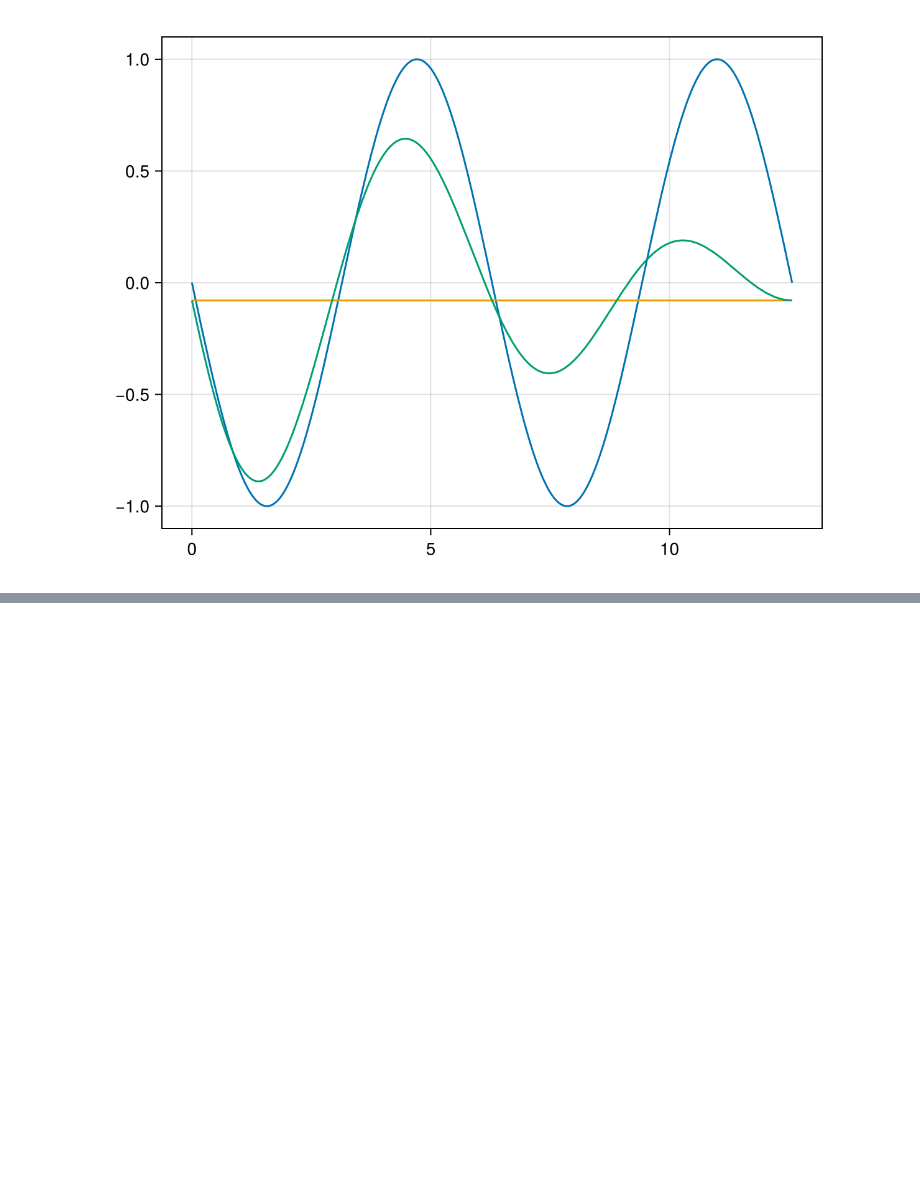
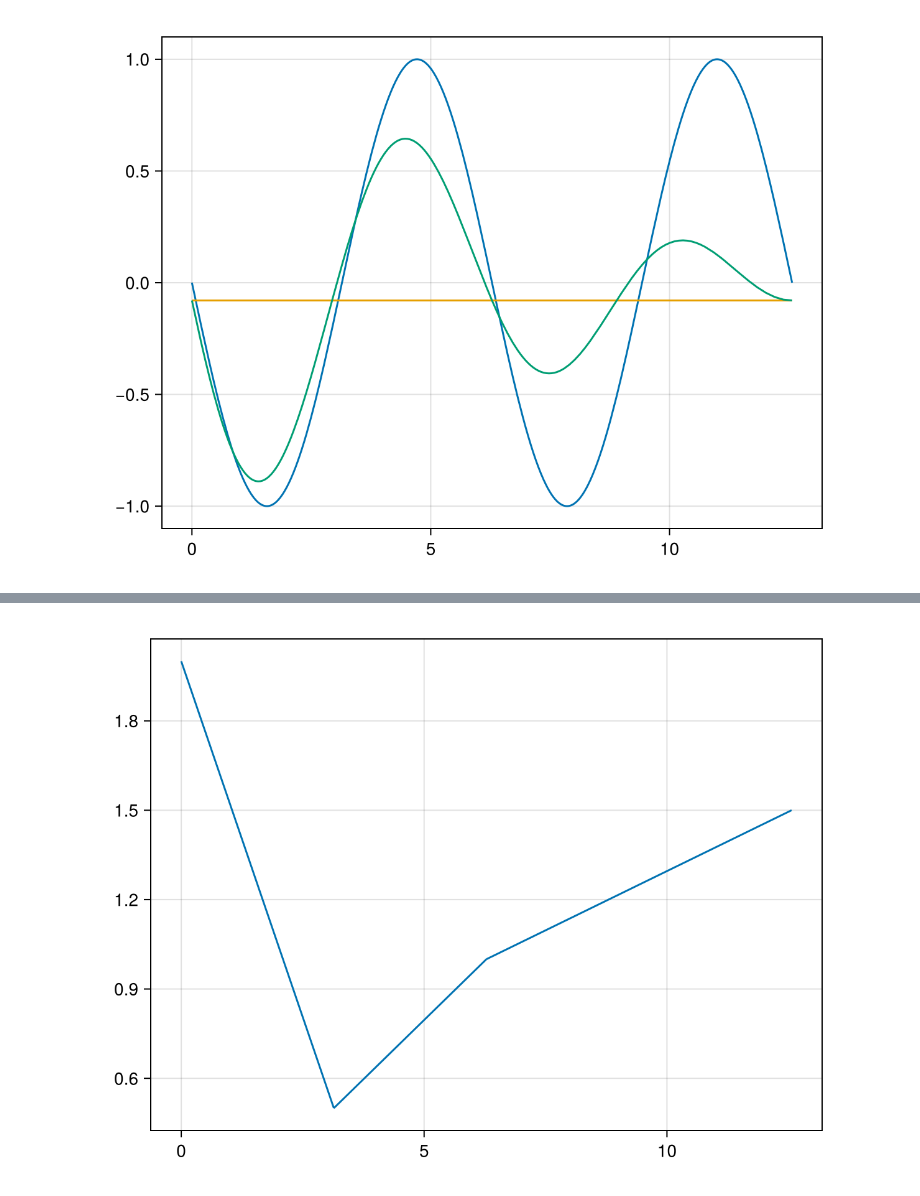
Before and after one commit to matthiasbaitsch/numPDE, a Jupyter notebook: aufgaben-loesung/02-approximation-von-funktionen.ipynb, the cells around one changed output, grey strips where cells are left out. Drawn from its saved outputs; the diff is of its cells as text; code cells hidden in the pictures; blank space fills up the shorter version.

```diff
--- a/aufgaben-loesung/02-approximation-von-funktionen.ipynb
+++ b/aufgaben-loesung/02-approximation-von-funktionen.ipynb
@@ -33,0 +36,10 @@ fplot(f', g', h')
+# %%
+uHat = [2, 0.5, 1, 1.25, 1.5]
+
+using LinearAlgebra
+
+uu = sum(uHat .* phis)
+
+fplot(uu)
+# %% [output]
+[figure, added]
```
Also changed, not shown: parts of 4 cells of this notebook, 2 other files.
